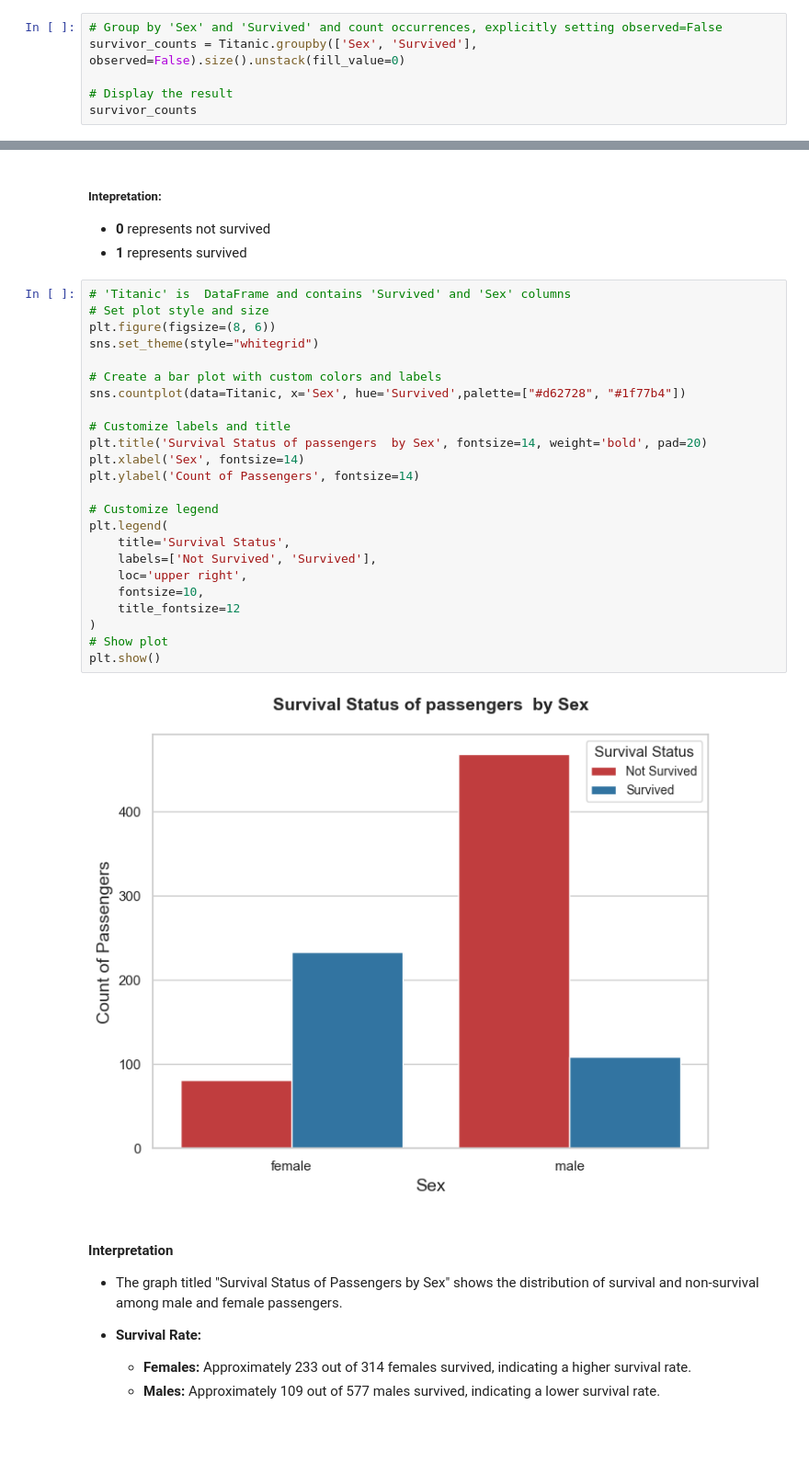
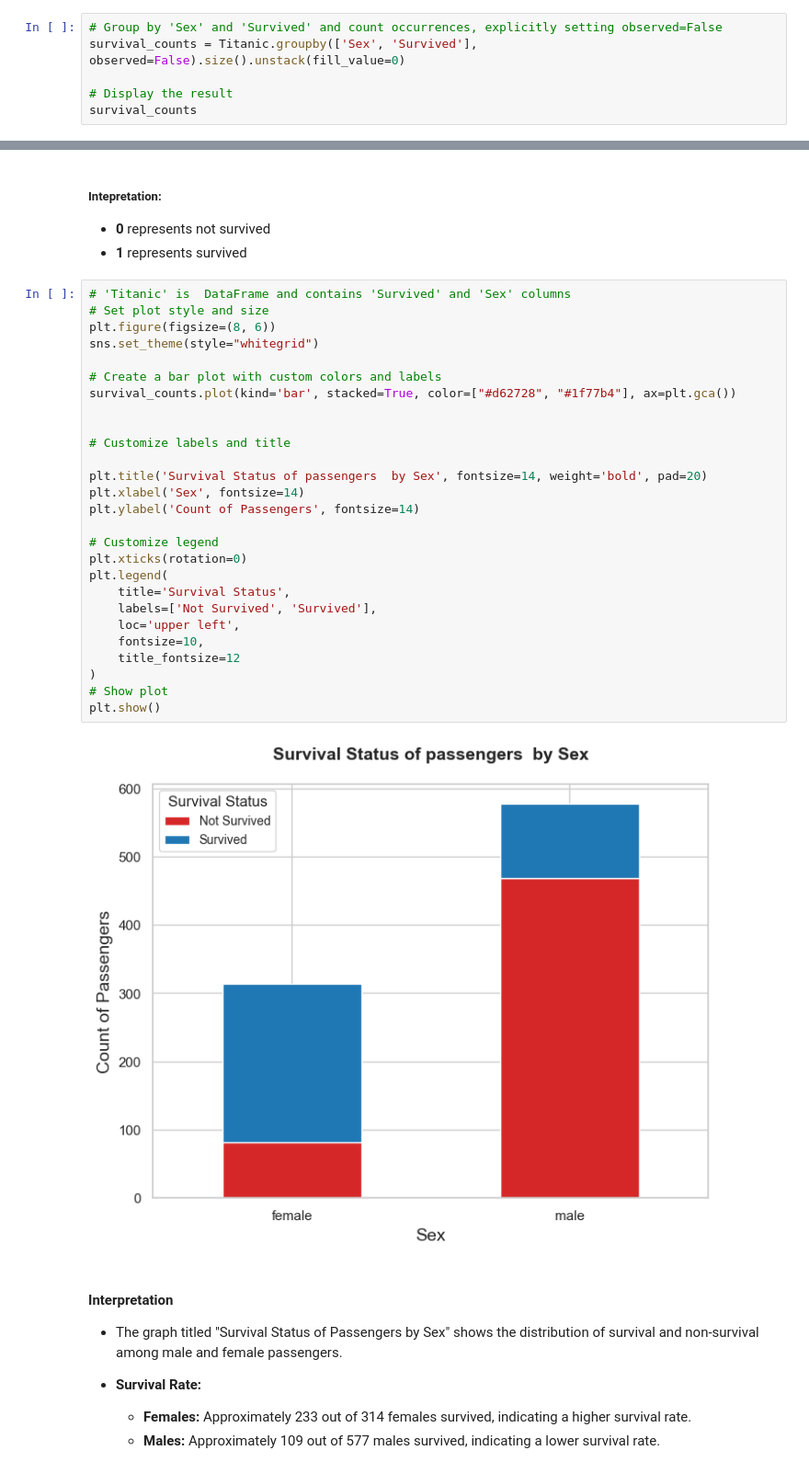
Before and after one commit to SnitTeshome/PRODIGY_DS_02, a Jupyter notebook: Task -02.ipynb, the cells around one changed output, grey strips where cells are left out. Shown at 92% size. Drawn from its saved outputs; the diff is of its cells as text; blank space fills up the shorter version.

```diff
--- a/Task -02.ipynb
+++ b/Task -02.ipynb
@@ -600,9 +600,9 @@ Survived Summary:
 # %%
 # Group by 'Sex' and 'Survived' and count occurrences, explicitly setting observed=False
-survivor_counts = Titanic.groupby(['Sex', 'Survived'], observed=False).size().unstack(fill_value=0)
+survival_counts = Titanic.groupby(['Sex', 'Survived'], observed=False).size().unstack(fill_value=0)
 
 # Display the result
-survivor_counts
+survival_counts
 # %% [output]
 | Survived | 0 | 1 |
 | Sex |  |  |
@@ -615,29 +615,32 @@ survivor_counts
 # %%
 # 'Titanic' is  DataFrame and contains 'Survived' and 'Sex' columns
 # Set plot style and size
 plt.figure(figsize=(8, 6))
 sns.set_theme(style="whitegrid")
 
 # Create a bar plot with custom colors and labels
-sns.countplot(data=Titanic, x='Sex', hue='Survived',palette=["#d62728", "#1f77b4"])
+survival_counts.plot(kind='bar', stacked=True, color=["#d62728", "#1f77b4"], ax=plt.gca())
+
 
 # Customize labels and title
+
 plt.title('Survival Status of passengers  by Sex', fontsize=14, weight='bold', pad=20)
 plt.xlabel('Sex', fontsize=14)
 plt.ylabel('Count of Passengers', fontsize=14)
 
 # Customize legend
+plt.xticks(rotation=0)
 plt.legend(
     title='Survival Status',
     labels=['Not Survived', 'Survived'],
-    loc='upper right',
+    loc='upper left',
     fontsize=10,
     title_fontsize=12
 )
 # Show plot
 plt.show()
 # %% [output]
-[figure, old version]
+[figure, new version]
 # %% [markdown]
 #### Interpretation
 - The graph titled "Survival Status of Passengers by Sex" shows the distribution of survival and non-survival among male and female passengers.
```
Also changed, not shown: parts of 6 cells of this notebook.
